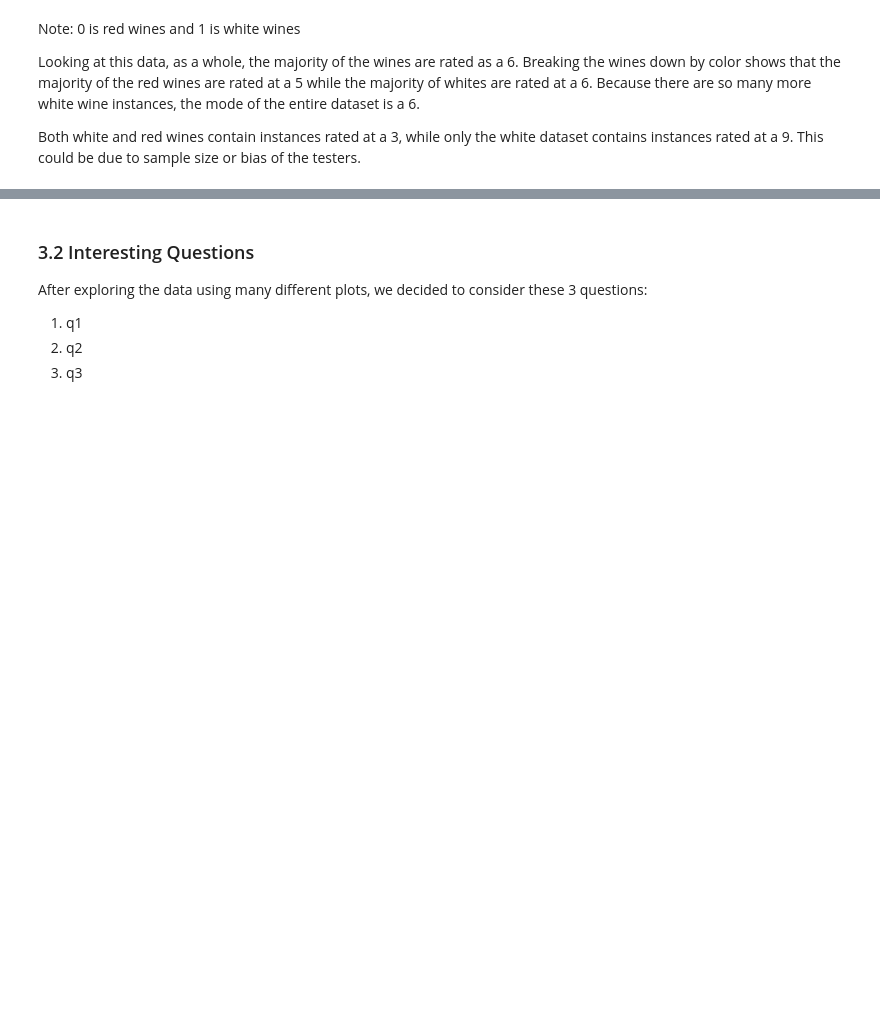
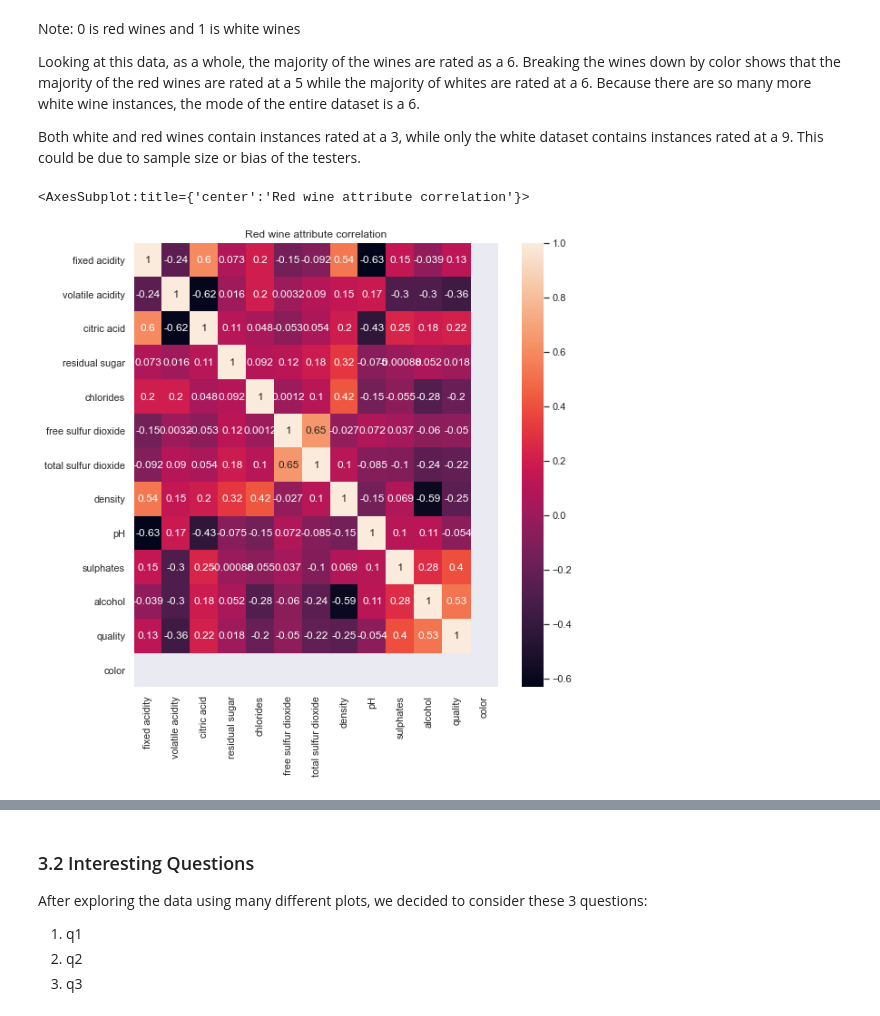
Before and after one commit to harrisonnoble/ml-projects, a Jupyter notebook: Lab 1/Lab 1.ipynb, the cells around one changed output, grey strips where cells are left out. Saved outputs shown, nothing was run; the diff lists cells and outputs as text; code cells hidden in the pictures; blank space fills up the shorter version.

```diff
--- a/Lab 1/Lab 1.ipynb
+++ b/Lab 1/Lab 1.ipynb
@@ -308,3 +308,14 @@ Note: 0 is red wines and 1 is white wines
 Looking at this data, as a whole, the majority of the wines are rated as a 6. Breaking the wines down by color shows that the majority of the red wines are rated at a 5 while the majority of whites are rated at a 6. Because there are so many more white wine instances, the mode of the entire dataset is a 6.
 
 Both white and red wines contain instances rated at a 3, while only the white dataset contains instances rated at a 9. This could be due to sample size or bias of the testers.
+# %%
+import seaborn as sns
+
+cmap = sns.set(style="darkgrid")
+
+f, ax = plt.subplots(figsize=(9, 9))
+ax.set_title('Red wine attribute correlation')
+sns.heatmap(df_full[df_full.color == 0].corr(), cmap=cmap, annot=True)
+# %% [output]
+<AxesSubplot:title={'center':'Red wine attribute correlation'}>
+[figure, added]
```
Also changed, not shown: parts of 4 cells of this notebook.
